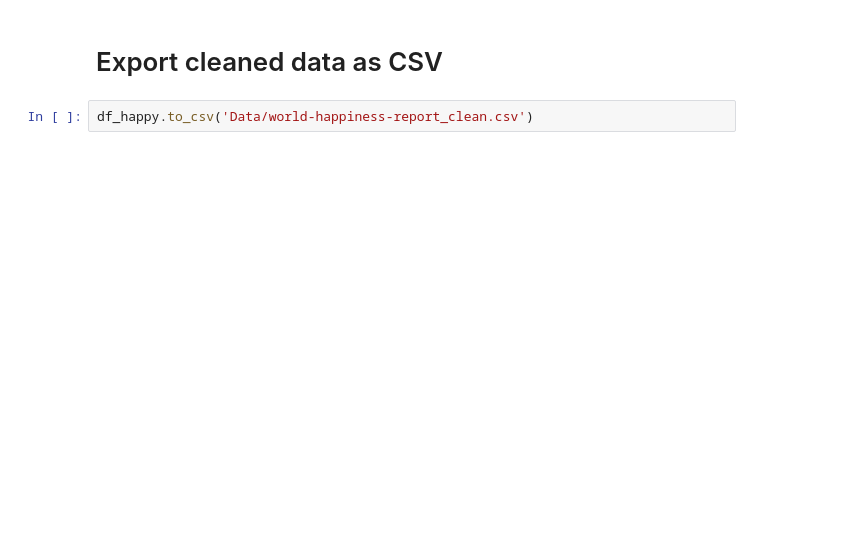
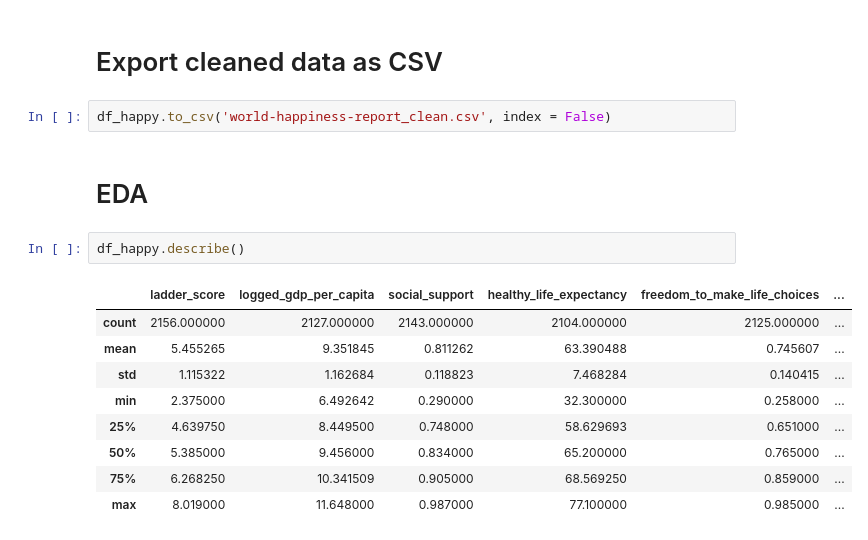
Before and after one commit to urospetkovic/Happiness-Team, a Jupyter notebook: Code/Happy_Axana.ipynb, the cells around one changed output. Drawn from its saved outputs; the diff is of its cells as text; blank space fills up the shorter version.

Commit message:
Fixed index in cleaned file

```diff
--- a/Code/Happy_Axana.ipynb
+++ b/Code/Happy_Axana.ipynb
@@ -237,4 +239,18 @@ memory usage: 151.7+ KB
 # %% [markdown]
 # Export cleaned data as CSV
 # %%
-df_happy.to_csv('Data/world-happiness-report_clean.csv')
+df_happy.to_csv('world-happiness-report_clean.csv', index = False)
+# %% [markdown]
+# EDA
+# %%
+df_happy.describe()
+# %% [output]
+|  | ladder_score | logged_gdp_per_capita | social_support | healthy_life_expectancy | freedom_to_make_life_choices | ... |
+| count | 2156.000000 | 2127.000000 | 2143.000000 | 2104.000000 | 2125.000000 | ... |
+| mean | 5.455265 | 9.351845 | 0.811262 | 63.390488 | 0.745607 | ... |
+| std | 1.115322 | 1.162684 | 0.118823 | 7.468284 | 0.140415 | ... |
+| min | 2.375000 | 6.492642 | 0.290000 | 32.300000 | 0.258000 | ... |
+| 25% | 4.639750 | 8.449500 | 0.748000 | 58.629693 | 0.651000 | ... |
+| 50% | 5.385000 | 9.456000 | 0.834000 | 65.200000 | 0.765000 | ... |
+| 75% | 6.268250 | 10.341509 | 0.905000 | 68.569250 | 0.859000 | ... |
+| max | 8.019000 | 11.648000 | 0.987000 | 77.100000 | 0.985000 | ... |
```
Also changed, not shown: parts of 12 cells of this notebook, 1 other file.
